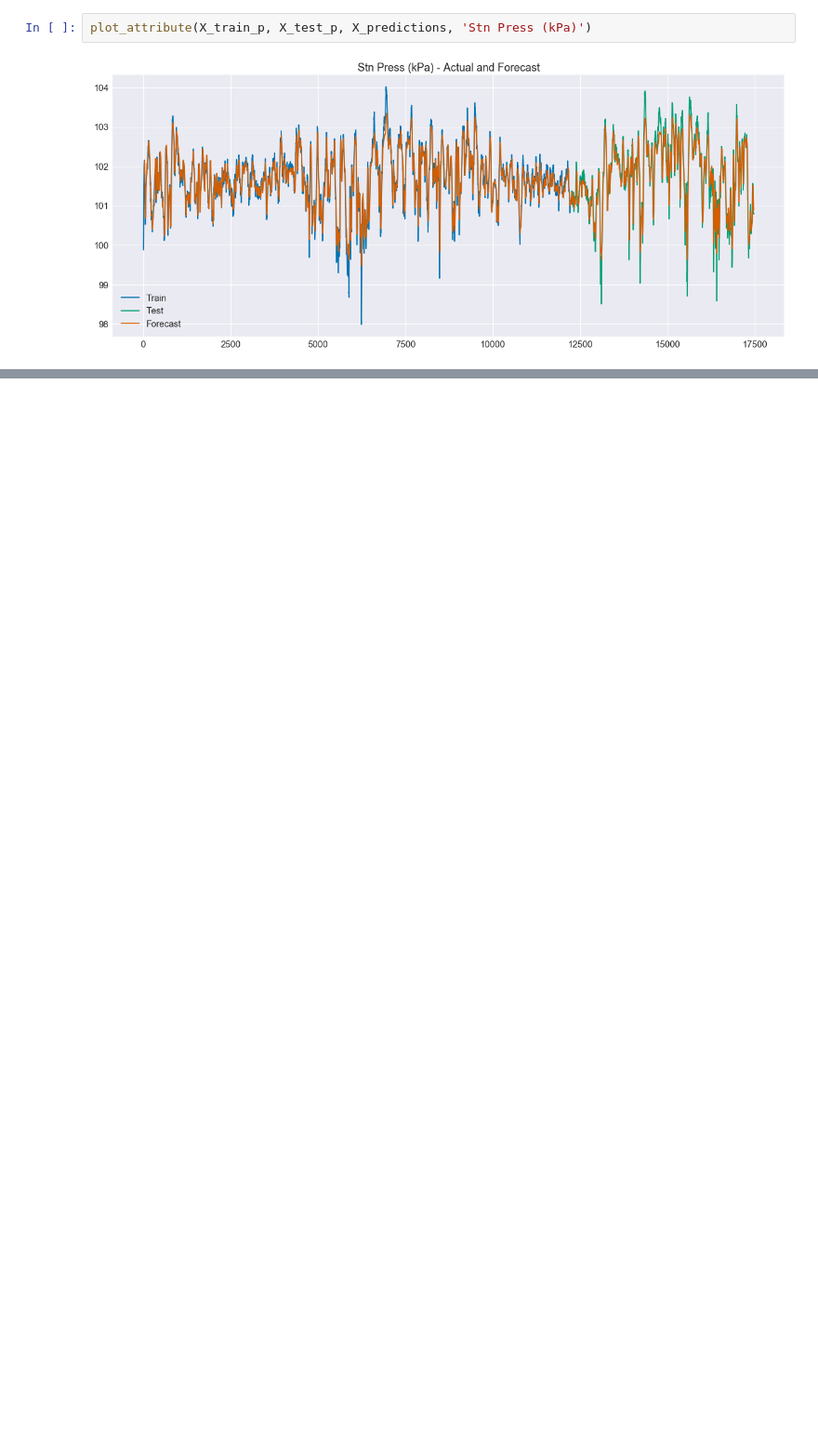
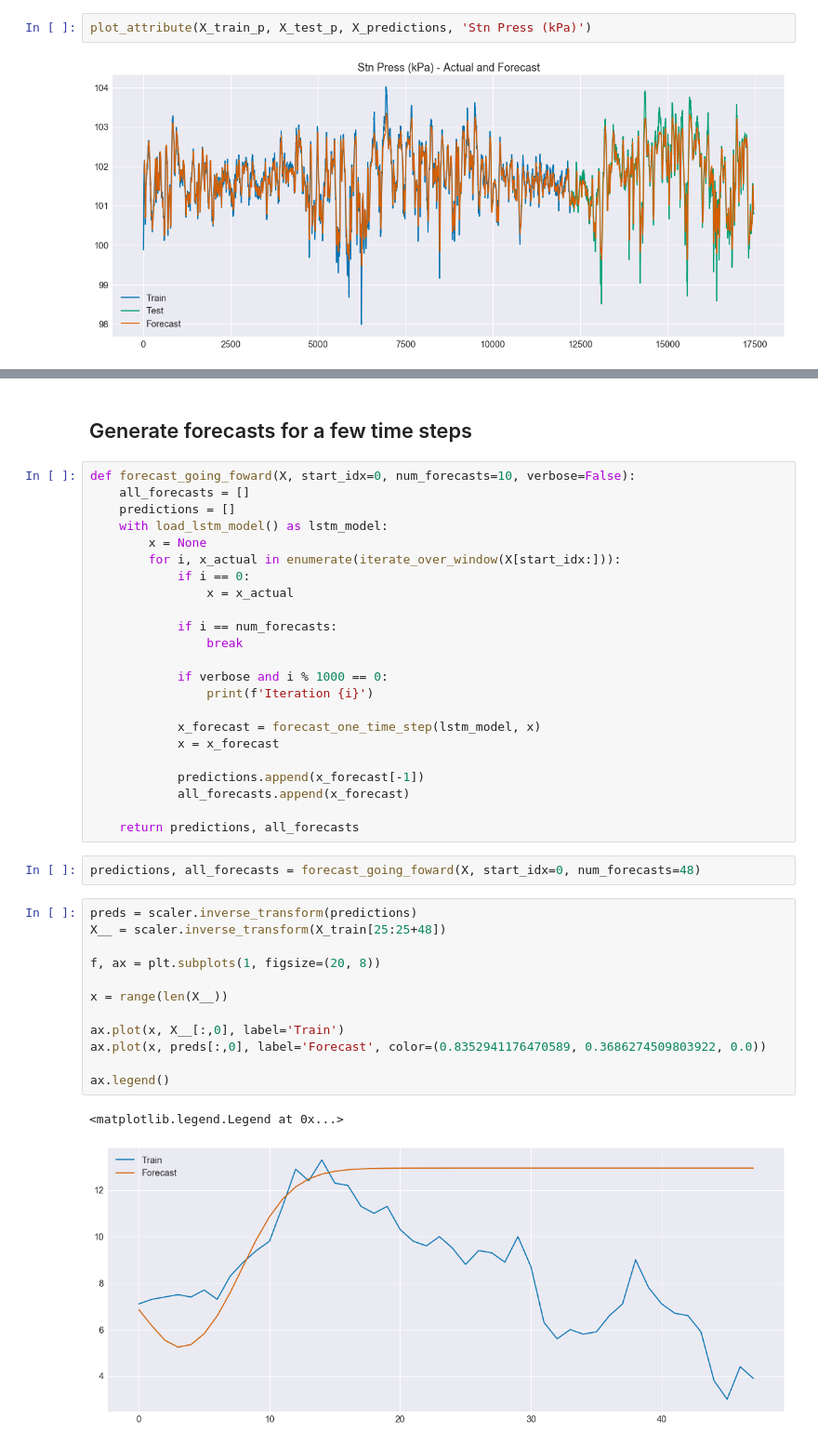
Before and after one commit to srom/ds, a Jupyter notebook: AMPds forecast.ipynb, the cells around one changed output, grey strips where cells are left out. Shown at 93% size. Drawn from its saved outputs; the diff is of its cells as text; blank space fills up the shorter version.

```diff
--- a/AMPds forecast.ipynb
+++ b/AMPds forecast.ipynb
@@ -84,0 +115,42 @@ plot_attribute(X_train_p, X_test_p, X_predictions, 'Stn Press (kPa)')
+# %% [markdown]
+## Generate forecasts for a few time steps
+# %%
+def forecast_going_foward(X, start_idx=0, num_forecasts=10, verbose=False):
+    all_forecasts = []
+    predictions = []
+    with load_lstm_model() as lstm_model:
+        x = None
+        for i, x_actual in enumerate(iterate_over_window(X[start_idx:])):
+            if i == 0:
+                x = x_actual
+
+            if i == num_forecasts:
+                break
+
+            if verbose and i % 1000 == 0:
+                print(f'Iteration {i}')
+
+            x_forecast = forecast_one_time_step(lstm_model, x)
+            x = x_forecast
+
+            predictions.append(x_forecast[-1])
+            all_forecasts.append(x_forecast)
+
+    return predictions, all_forecasts
+# %%
+predictions, all_forecasts = forecast_going_foward(X, start_idx=0, num_forecasts=48)
+# %%
+preds = scaler.inverse_transform(predictions)
+X__ = scaler.inverse_transform(X_train[25:25+48])
+
+f, ax = plt.subplots(1, figsize=(20, 8))
+
+x = range(len(X__))
+
+ax.plot(x, X__[:,0], label='Train')
+ax.plot(x, preds[:,0], label='Forecast', color=(0.8352941176470589, 0.3686274509803922, 0.0))
+
+ax.legend()
+# %% [output]
+<matplotlib.legend.Legend at 0x...>
+[figure, added]
```
Also changed, not shown: parts of 6 cells of this notebook, 1 other file.
